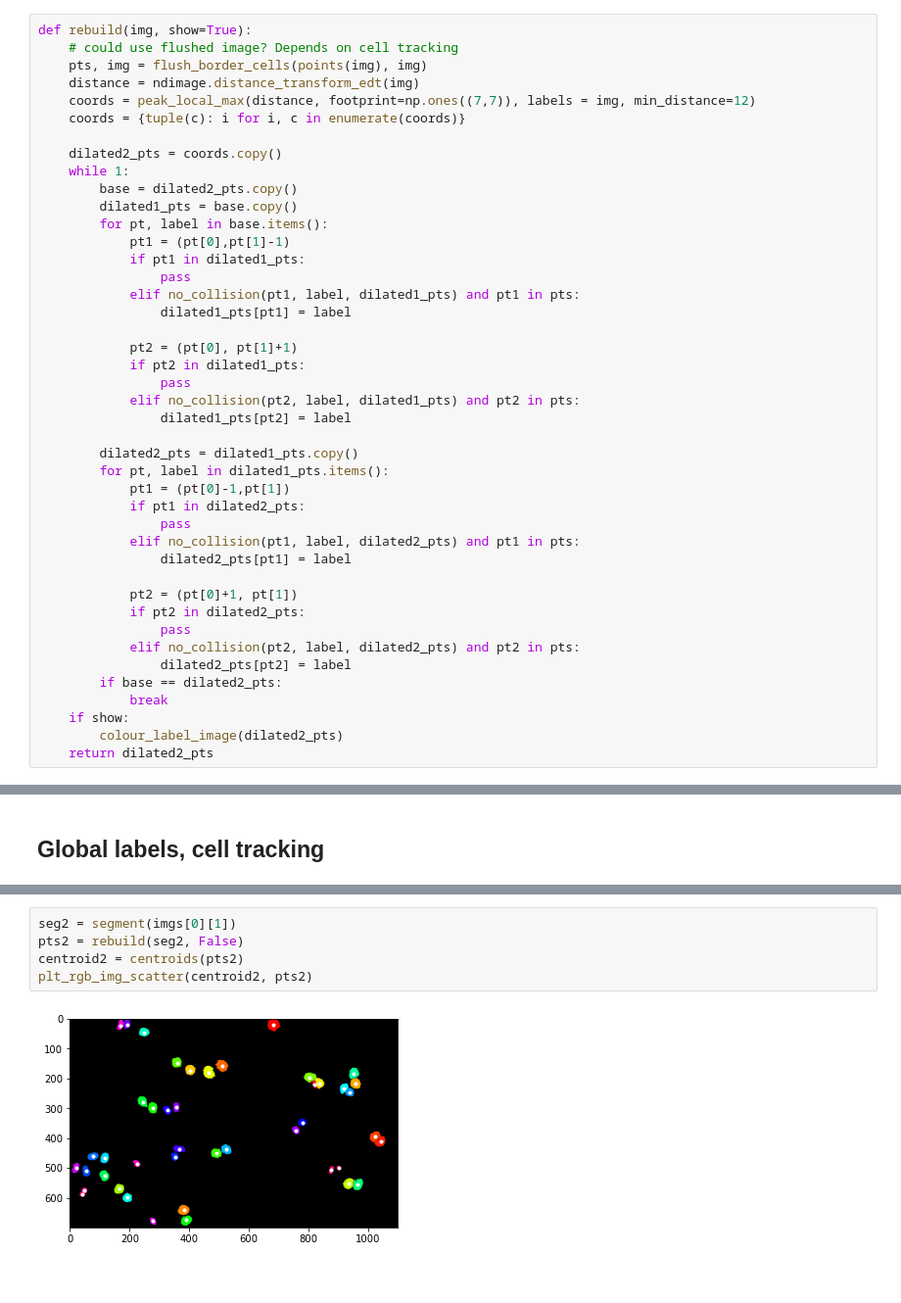
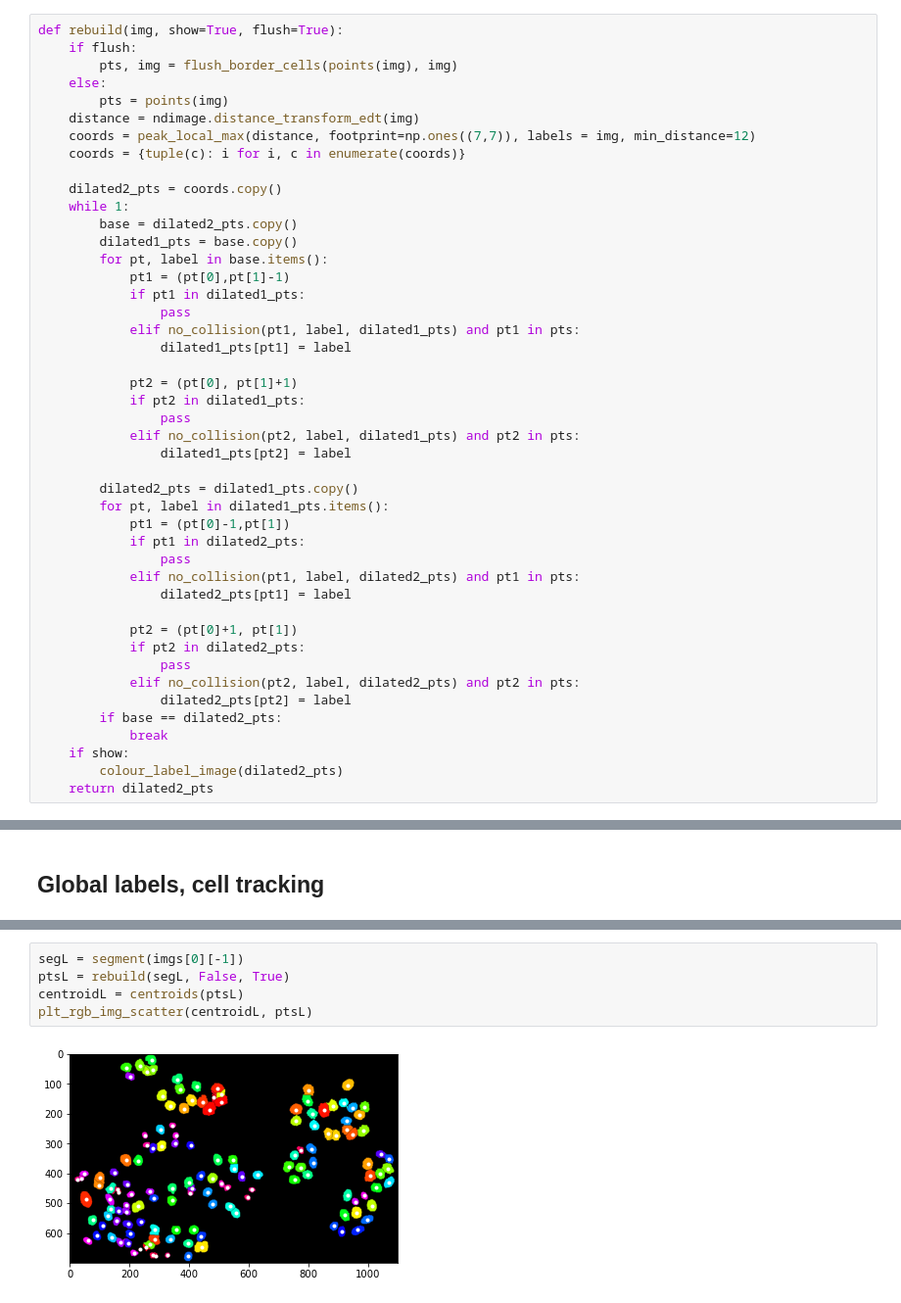
Before and after one commit to moates695/cs9517_Group_Project, a Jupyter notebook: marcus/updated_functions.ipynb, the cells around one changed output, grey strips where cells are left out. Shown: that part at 98% size. Cells and saved outputs as stored; diff of their text form.

```diff
--- a/marcus/updated_functions.ipynb
+++ b/marcus/updated_functions.ipynb
@@ -159,9 +160,11 @@ def no_collision(pt, label, existing_pts):
     '''
     return True
 # %%
-def rebuild(img, show=True):
-    # could use flushed image? Depends on cell tracking
-    pts, img = flush_border_cells(points(img), img)
+def rebuild(img, show=True, flush=True):
+    if flush:
+        pts, img = flush_border_cells(points(img), img)
+    else:
+        pts = points(img)
     distance = ndimage.distance_transform_edt(img)
     coords = peak_local_max(distance, footprint=np.ones((7,7)), labels = img, min_distance=12)
     coords = {tuple(c): i for i, c in enumerate(coords)}
@@ -255,7 +358,7 @@ plt_rgb_img_scatter(centroid1, pts1)
 # %%
-seg2 = segment(imgs[0][1])
-pts2 = rebuild(seg2, False)
-centroid2 = centroids(pts2)
-plt_rgb_img_scatter(centroid2, pts2)
+segL = segment(imgs[0][-1])
+ptsL = rebuild(segL, False, True)
+centroidL = centroids(ptsL)
+plt_rgb_img_scatter(centroidL, ptsL)
 # %% [output]
-[figure, old version]
+[figure, new version]
```
Also changed, not shown: parts of 16 cells of this notebook.
